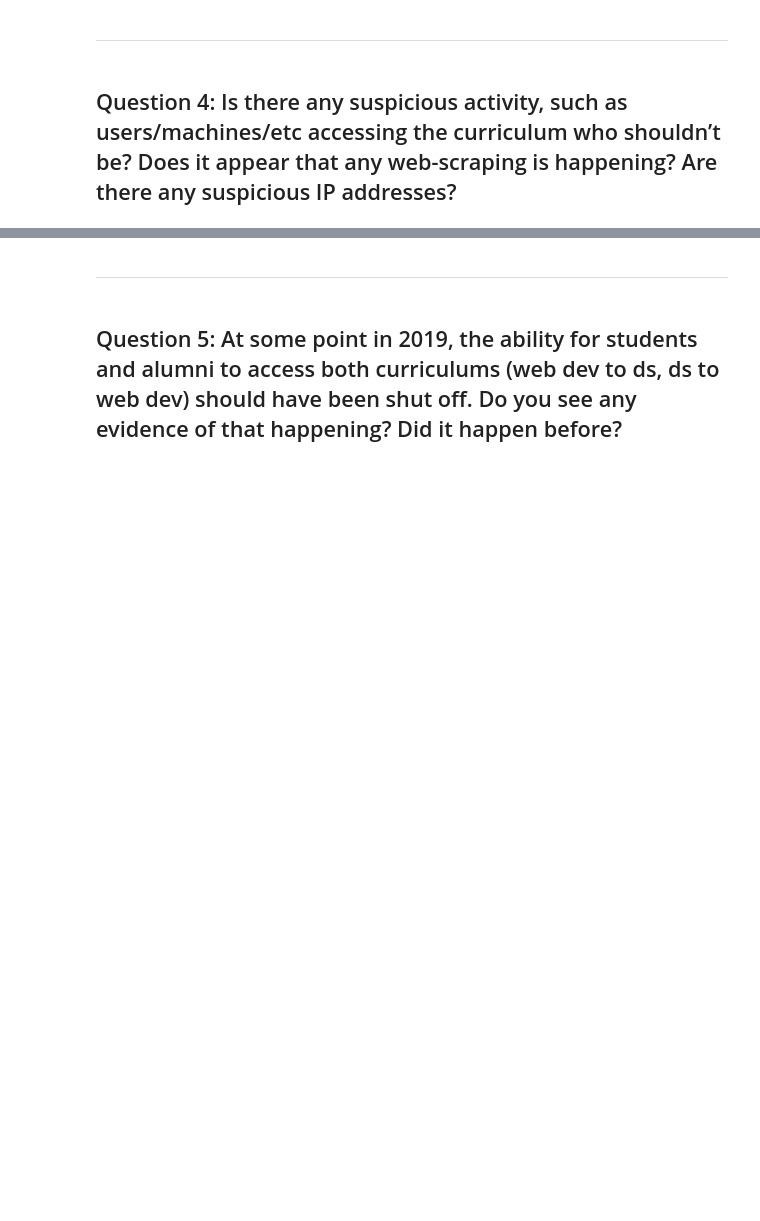
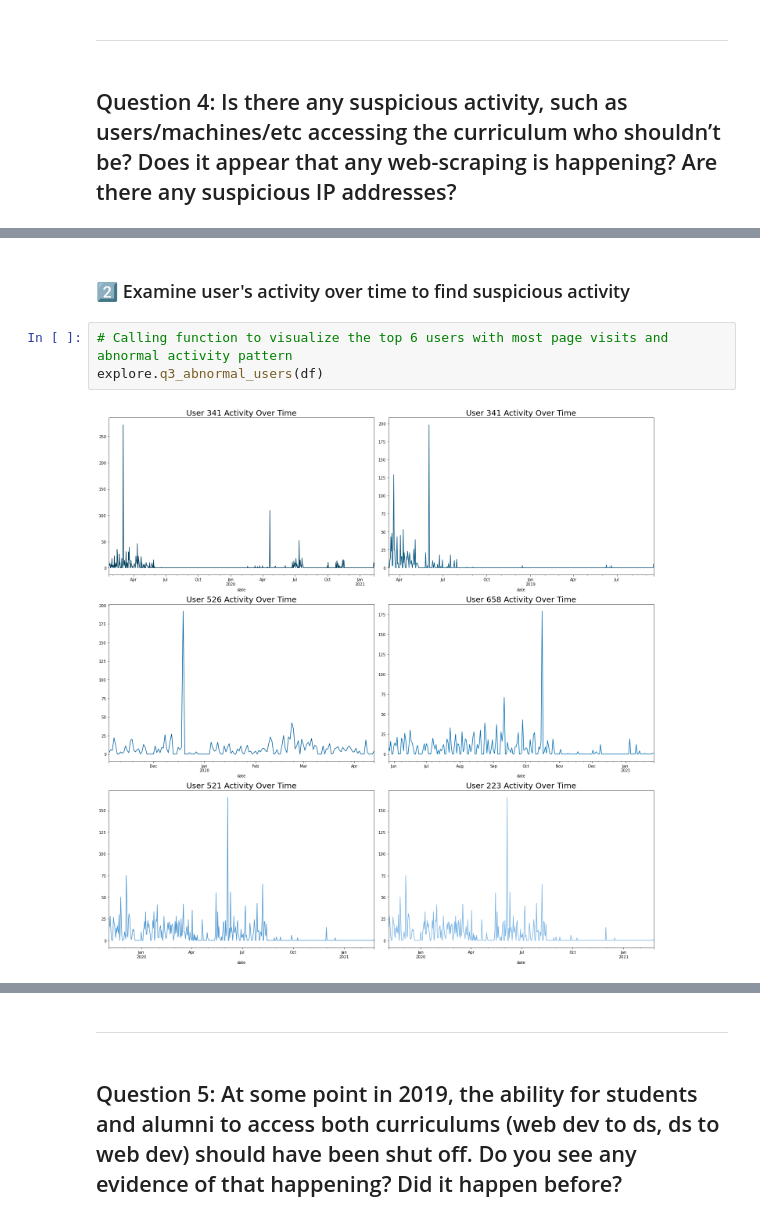
Before and after one commit to JML-Association/Anomaly-Detection-Project, a Jupyter notebook: final_report.ipynb, the cells around one changed output, grey strips where cells are left out. Drawn from its saved outputs; the diff is of its cells as text; blank space fills up the shorter version.

```diff
--- a/final_report.ipynb
+++ b/final_report.ipynb
@@ -338,0 +362,7 @@ COHORT 14 comparison
+# %% [markdown]
+### 2️⃣  Examine user's activity over time to find suspicious activity
+# %%
+# Calling function to visualize the top 6 users with most page visits and abnormal activity pattern
+explore.q3_abnormal_users(df)
+# %% [output]
+[figure, added]
```
Also changed, not shown: parts of 12 cells of this notebook.
